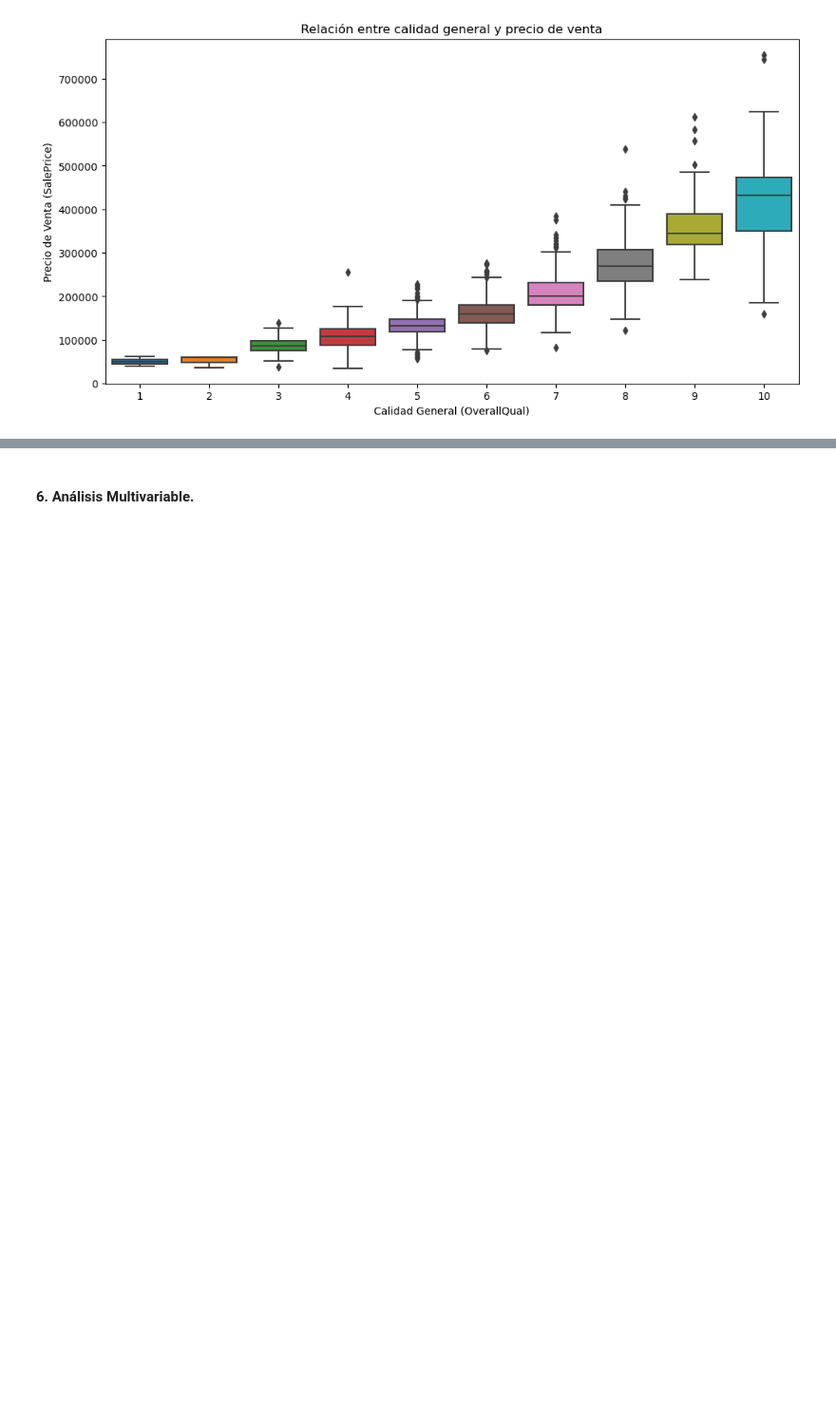
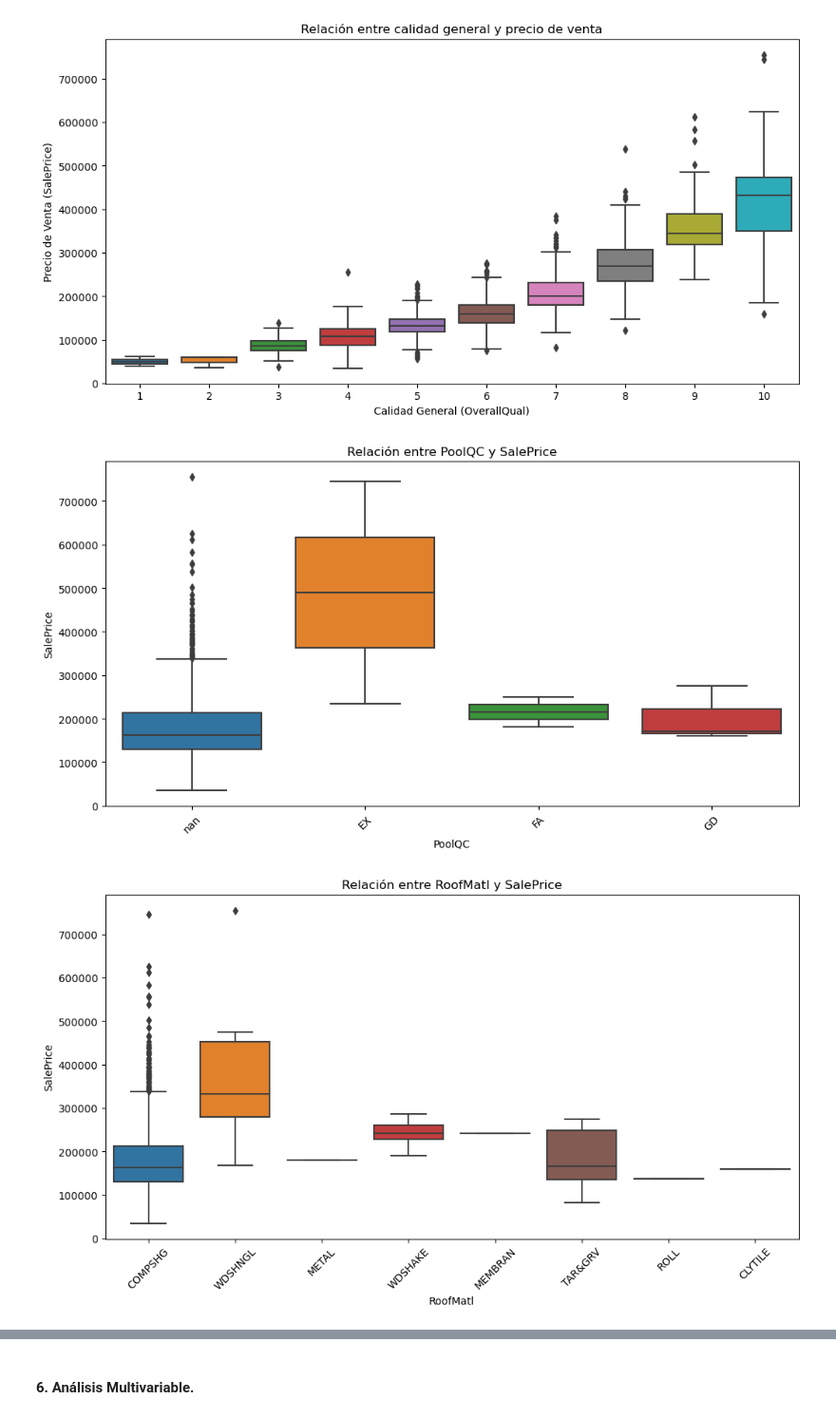
Before and after one commit to Grupo-A-Regression-and-Regularization/proyecto-1-regresion-avanzada, a Jupyter notebook: Proyecto - Regresión avanzada.ipynb, the cells around one changed output, grey strips where cells are left out. Shown at 95% size. Cells and saved outputs as stored; diff of their text form; code cells hidden in the pictures; blank space fills up the shorter version.

```diff
--- a/Proyecto - Regresión avanzada.ipynb
+++ b/Proyecto - Regresión avanzada.ipynb
@@ -560,3 +561,31 @@ plt.ylabel('Precio de Venta (SalePrice)')
 plt.show()
 # %% [output]
 [figure]
+# %%
+def top_categorical_analysis(df, target_var, top_n=10):
+    categorical_vars = df.select_dtypes(include=['object']).columns
+    avg_target_by_cat = {}
+
+    # Calcular la media de la variable objetivo para cada variable categórica
+    for var in categorical_vars:
+        if df[var].nunique() < 20:  # Limitar el análisis a variables con pocas categorías
+            mean_target = df.groupby(var)[target_var].mean().mean()
+            avg_target_by_cat[var] = mean_target
+
+    # Seleccionar las 10 variables categóricas con mayor impacto promedio en la variable objetivo
+    top_cats = sorted(avg_target_by_cat, key=avg_target_by_cat.get, reverse=True)[:top_n]
+
+    for var in top_cats:
+        plt.figure(figsize=(12, 6))
+        sns.boxplot(x=var, y=target_var, data=df)
+        plt.title(f'Relación entre {var} y {target_var}')
+        plt.xlabel(var)
+        plt.ylabel(target_var)
+        plt.xticks(rotation=45)
+        plt.show()
+
+# Llamada a la función
+top_categorical_analysis(data, 'SalePrice')
+# %% [output]
+[figure, added]
+[figure, added]
```
Also changed, not shown: parts of 3 cells of this notebook.
